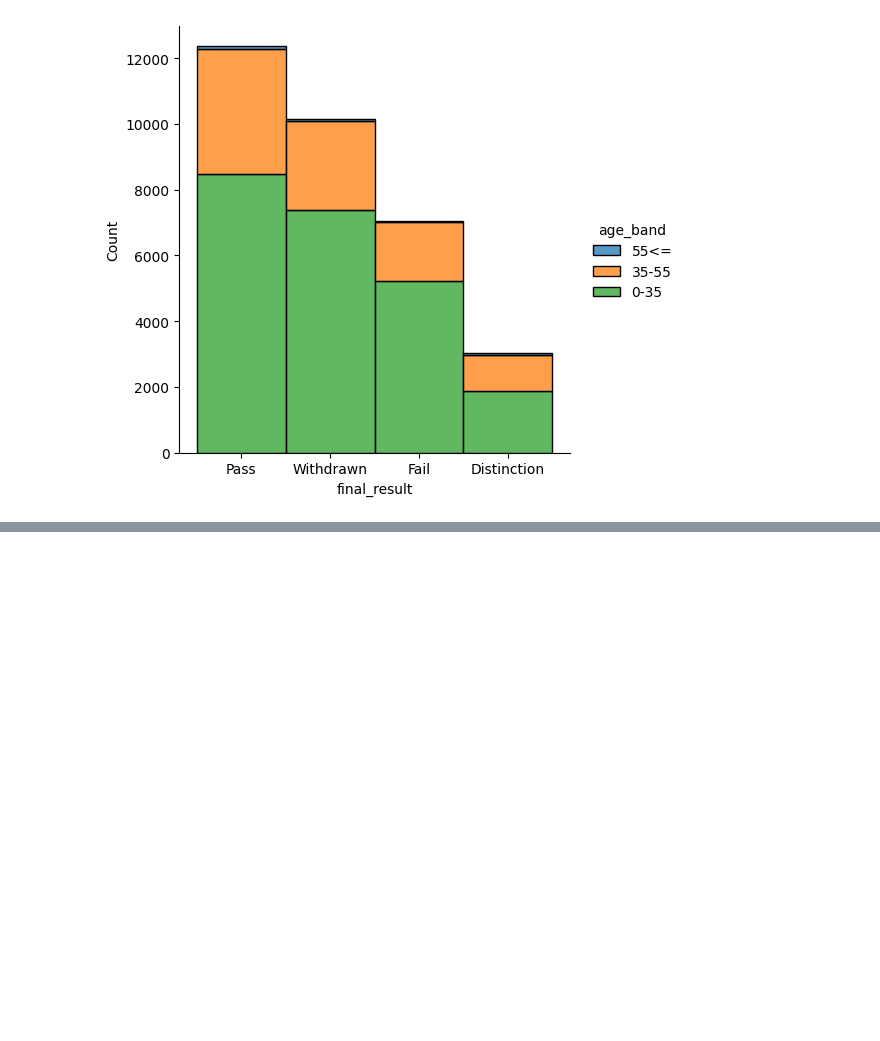
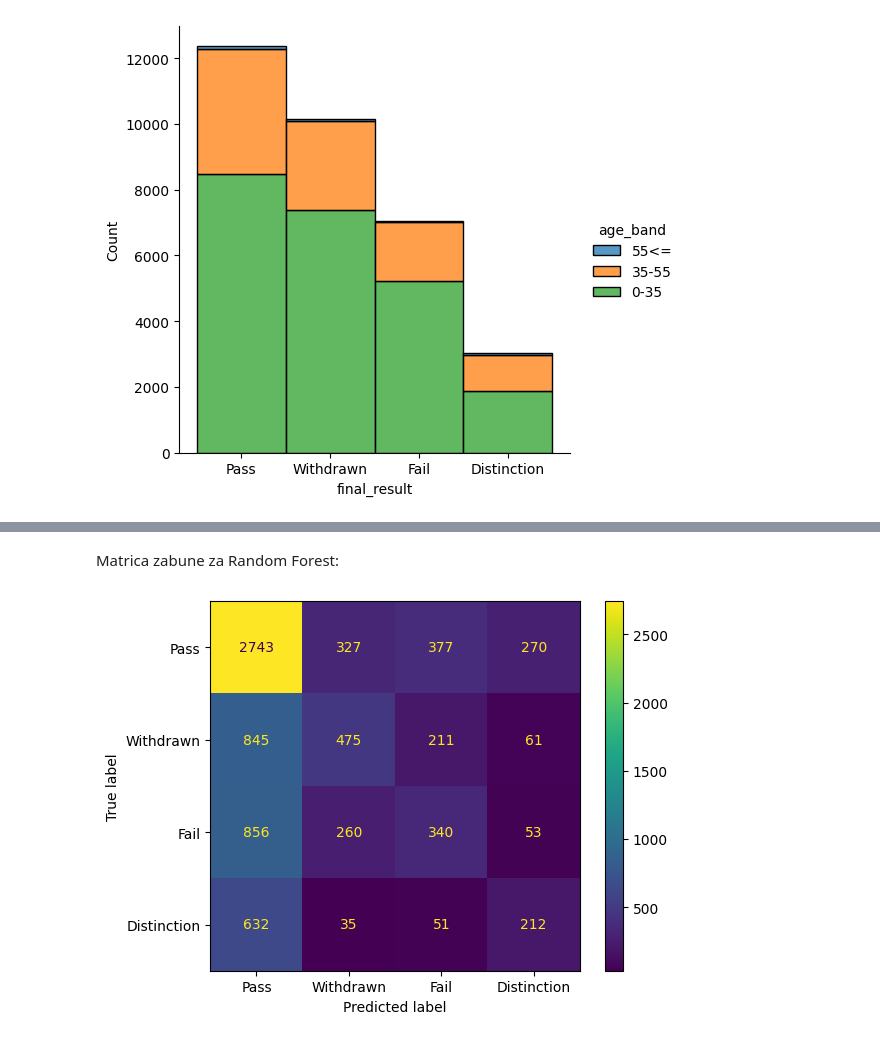
Before and after one commit to Hatej/UUZOP-Projekt, a Jupyter notebook: projekt.ipynb, the cells around one changed output, grey strips where cells are left out. Drawn from its saved outputs; the diff is of its cells as text; code cells hidden in the pictures; blank space fills up the shorter version.

```diff
--- a/projekt.ipynb
+++ b/projekt.ipynb
@@ -318,0 +481,9 @@ sns.displot(dataStudentInfo, x='final_result', hue='age_band', multiple='stack')
+# %% [markdown]
+Matrica zabune za Random Forest:
+# %%
+cm_rfc = metrics.confusion_matrix(y_test, y_pred_rfc, labels=y.unique())
+disp_rfc = metrics.ConfusionMatrixDisplay(confusion_matrix=cm_rfc, display_labels=y.unique())
+disp_rfc.plot()
+plt.show()
+# %% [output]
+[figure, added]
```
Also changed, not shown: parts of 26 cells of this notebook.
